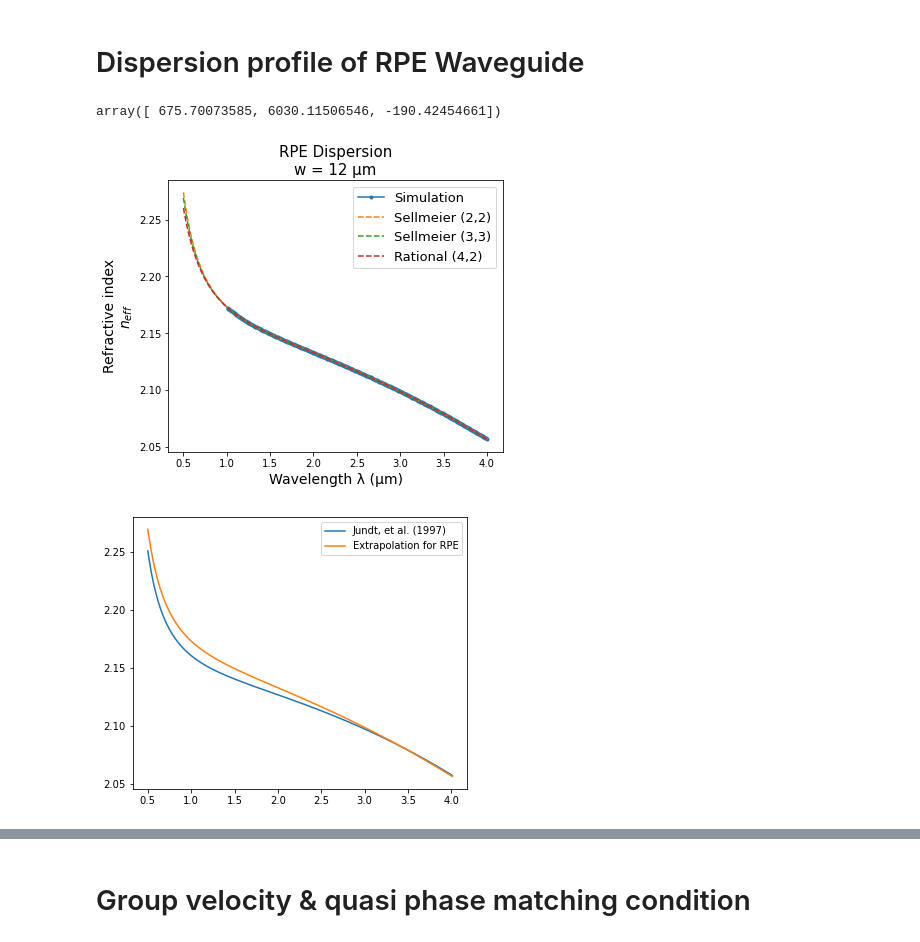
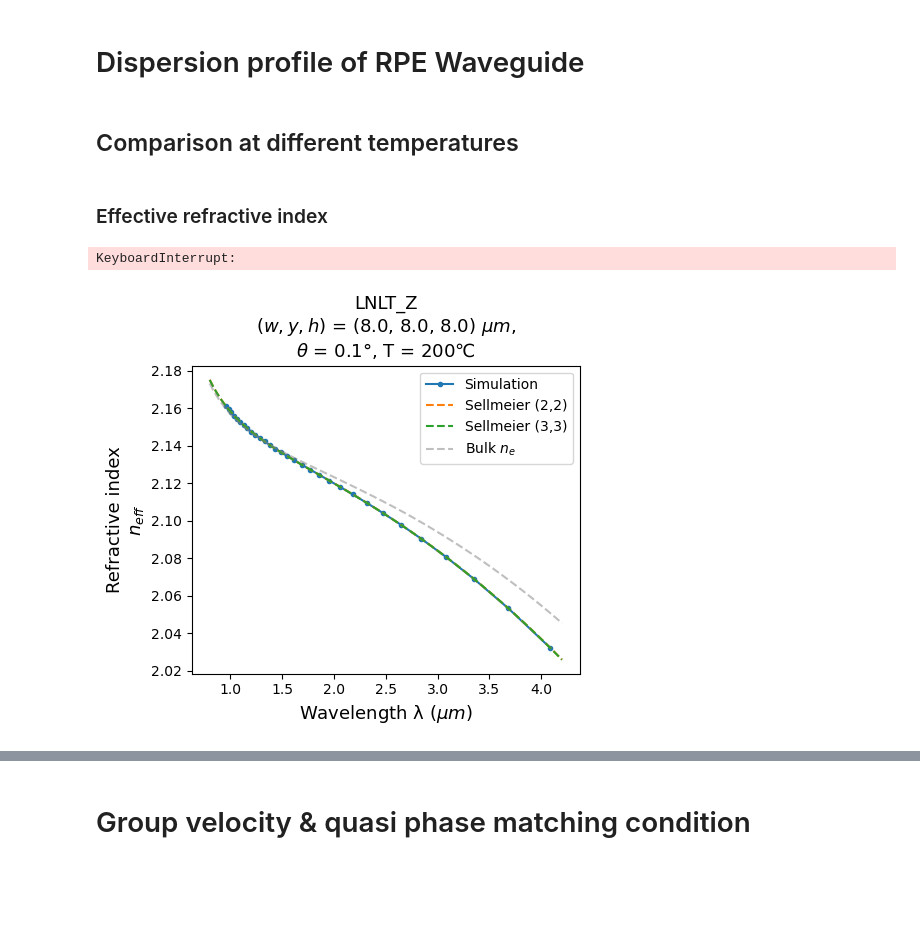
Before and after one commit to elaksono/split_step, a Jupyter notebook: QPM_Analytics.ipynb, the cells around one changed output, grey strips where cells are left out. Cells and saved outputs as stored; diff of their text form; code cells hidden in the pictures; blank space fills up the shorter version.

```diff
--- a/QPM_Analytics.ipynb
+++ b/QPM_Analytics.ipynb
@@ -153,4 +27,23 @@ n_fit_vec_42 = f_index(lbd_vec, Avec_42, Bvec_42)
-# %%
-Bvec_33
-# %% [output]
-array([ 675.70073585, 6030.11506546, -190.42454661])
+# %%
+# RUN THIS BLOCK
+Tc, df = (150, 120)
+wt, yt, ht, ang  = (8000, 8000, 8000, 0.1)
+material = 'LNLT_Z'
+filename = f"neff_TM00_{material}_df{df}_w{wt}_y{yt}_h{ht}_th{ang}_Tc{Tc}.csv"
+freq_data, lbd_data, neff_data, nsq_data = qpm.load_neff(filename)
+
+# Sellmeier fit
+pars_fit_22 = qpm.curve_fit(qpm.f_index_sq_22, lbd_data, nsq_data)[0]
+Avec_22 = pars_fit_22[:2]; Bvec_22 = pars_fit_22[2:]
+
+pars_fit_33 = qpm.curve_fit(qpm.f_index_sq_33, lbd_data, nsq_data)[0]
+Avec_33 = pars_fit_33[:3]; Bvec_33 = pars_fit_33[3:]
+
+# Try to interpolate/ extrapolate the index of refraction
+lbd_vec = np.linspace(0.8,4.2,100)
+
+n_fit_vec_22 = qpm.f_index(lbd_vec, Avec_22, Bvec_22)
+n_fit_vec_33 = qpm.f_index(lbd_vec, Avec_33, Bvec_33)
+ne_bulk_vec = np.array([qpm.nLN_e(lbd, Tc) for lbd in lbd_vec])
+# %% [markdown]
+## Comparison at different temperatures
@@ -157,15 +79,19 @@ array([ 675.70073585, 6030.11506546, -190.42454661])
+# %% [markdown]
+### Effective refractive index
 # %%
-fig, ax = plt.subplots(1,1,figsize = (6,5))
-ax.plot(lbd_data, n_data, 'o-', markersize = 3, label = "Simulation")
+fig, ax = plt.subplots(1,1,figsize = (5,4))
+ax.plot(lbd_data, neff_data, 'o-', markersize = 3, label = "Simulation")
 ax.plot(lbd_vec, n_fit_vec_22, linestyle = "dashed", label = "Sellmeier (2,2)")
 ax.plot(lbd_vec, n_fit_vec_33, linestyle = "dashed", label = "Sellmeier (3,3)")
-ax.plot(lbd_vec, n_fit_vec_42, linestyle = "dashed", label = "Rational (4,2)")
-ax.set_title(f"RPE Dispersion\nw = {wwv} μm", fontsize = 15)
-ax.set_xlabel("Wavelength λ (μm)", fontsize = 14)
-ax.set_ylabel("Refractive index\n$n_{eff}$", fontsize = 14)
-ax.legend(fontsize = 13)
+ax.plot(lbd_vec, ne_bulk_vec, '--', label = "Bulk $n_e$", alpha = 0.5, color = "gray")
+ax.set_title(f"{material}\n$(w, y, h)$ = ({wt * 1e-3}, {yt * 1e-3}, {ht * 1e-3}) $\mu m$,\n" +
+             r"$\theta$ = " + f"{ang}" + f"\u00b0, T = {Tc}" + u"\u2103", fontsize = 13)
+ax.set_xlabel("Wavelength λ ($\mu m$)", fontsize = 13)
+ax.set_ylabel("Refractive index\n$n_{eff}$", fontsize = 13)
+ax.legend()
 
-plt.savefig("./Figures/fig_neff_w12.png", bbox_inches="tight")
+plt.savefig(f"./Plots/fig_neff_TM00_{material}_df{df}_w{wt}_y{yt}_h{ht}_th{ang}_Tc{Tc}.png", bbox_inches="tight")
 plt.show()
 # %% [output]
+KeyboardInterrupt:
-[figure, old version]
+[figure, new version]
@@ -184,10 +97,0 @@ ne_vec = n_index_e(lbd_vec, 50.0)
-# %%
-# Comparing with Jundt, et al. (1997)
-fig, ax = plt.subplots(1,1,figsize = (6,5))
-ax.plot(lbd_vec, ne_vec, label = "Jundt, et al. (1997)")
-ax.plot(lbd_vec, n_fit_vec_33, label = "Extrapolation for RPE")
-
-ax.legend(loc = "upper right")
-plt.show()
-# %% [output]
-[figure, removed]
```
Also changed, not shown: parts of 146 cells of this notebook, 2 other files.
